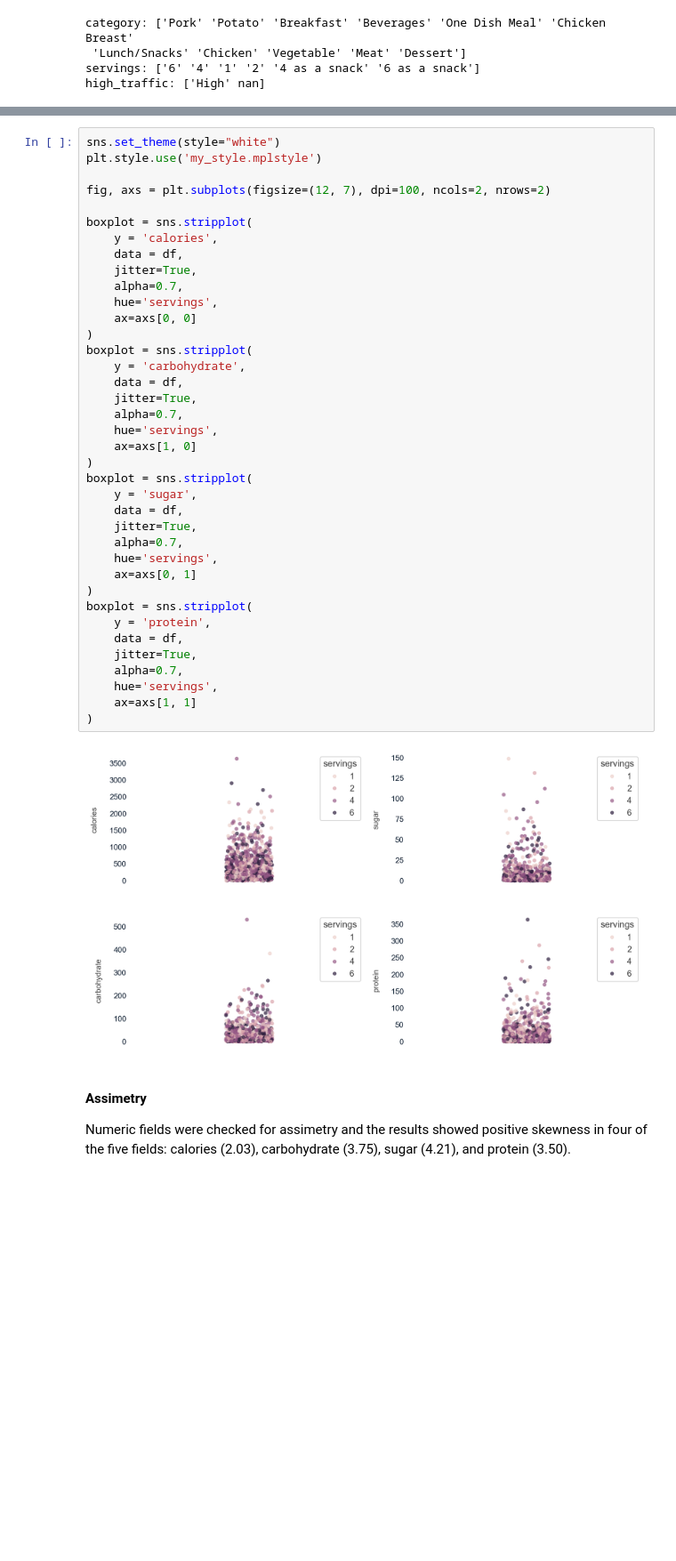
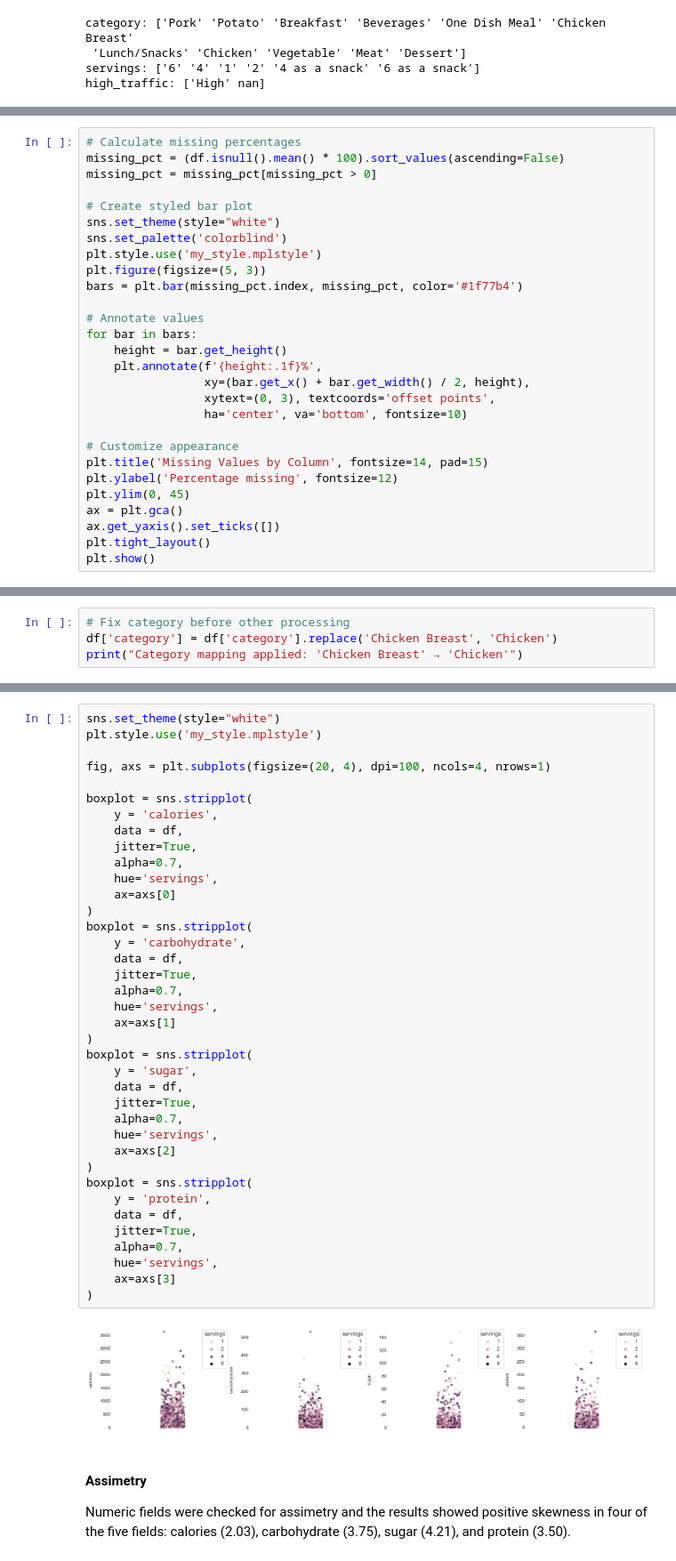
Before and after one commit to adorigueto/Site-Traffic-Tasty-Bites, a Jupyter notebook: notebook.ipynb, the cells around one changed output, grey strips where cells are left out. Shown at 89% size. Cells and saved outputs as stored; diff of their text form; blank space fills up the shorter version.

```diff
--- a/notebook.ipynb
+++ b/notebook.ipynb
@@ -164,0 +166,28 @@ df = df.dropna()
+# %%
+# Calculate missing percentages
+missing_pct = (df.isnull().mean() * 100).sort_values(ascending=False)
+missing_pct = missing_pct[missing_pct > 0]
+
+# Create styled bar plot
+sns.set_theme(style="white")
+sns.set_palette('colorblind')
+plt.style.use('my_style.mplstyle')
+plt.figure(figsize=(5, 3))
+bars = plt.bar(missing_pct.index, missing_pct, color='#1f77b4')
+
+# Annotate values
+for bar in bars:
+    height = bar.get_height()
+    plt.annotate(f'{height:.1f}%',
+                 xy=(bar.get_x() + bar.get_width() / 2, height),
+                 xytext=(0, 3), textcoords='offset points',
+                 ha='center', va='bottom', fontsize=10)
+
+# Customize appearance
+plt.title('Missing Values by Column', fontsize=14, pad=15)
+plt.ylabel('Percentage missing', fontsize=12)
+plt.ylim(0, 45)
+ax = plt.gca()
+ax.get_yaxis().set_ticks([])
+plt.tight_layout()
+plt.show()
@@ -164,0 +253,4 @@ df = df.dropna()
+# %%
+# Fix category before other processing
+df['category'] = df['category'].replace('Chicken Breast', 'Chicken')
+print("Category mapping applied: 'Chicken Breast' → 'Chicken'")
@@ -229,42 +359,42 @@ boxplot = sns.boxplot(
 sns.set_theme(style="white")
 plt.style.use('my_style.mplstyle')
 
-fig, axs = plt.subplots(figsize=(12, 7), dpi=100, ncols=2, nrows=2)
+fig, axs = plt.subplots(figsize=(20, 4), dpi=100, ncols=4, nrows=1)
 
 boxplot = sns.stripplot(
     y = 'calories',
     data = df,
     jitter=True,
     alpha=0.7,
     hue='servings',
-    ax=axs[0, 0]
+    ax=axs[0]
 )
 boxplot = sns.stripplot(
     y = 'carbohydrate',
     data = df,
     jitter=True,
     alpha=0.7,
     hue='servings',
-    ax=axs[1, 0]
+    ax=axs[1]
 )
 boxplot = sns.stripplot(
     y = 'sugar',
     data = df,
     jitter=True,
     alpha=0.7,
     hue='servings',
-    ax=axs[0, 1]
+    ax=axs[2]
 )
 boxplot = sns.stripplot(
     y = 'protein',
     data = df,
     jitter=True,
     alpha=0.7,
     hue='servings',
-    ax=axs[1, 1]
+    ax=axs[3]
 )
 # %% [output]
-[figure, old version]
+[figure, new version]
 # %% [markdown]
 #### Assimetry
 Numeric fields were checked for assimetry and the results showed positive skewness in four of the five fields: calories (2.03), carbohydrate (3.75), sugar (4.21), and protein (3.50).
```
Also changed, not shown: parts of 28 cells of this notebook.
